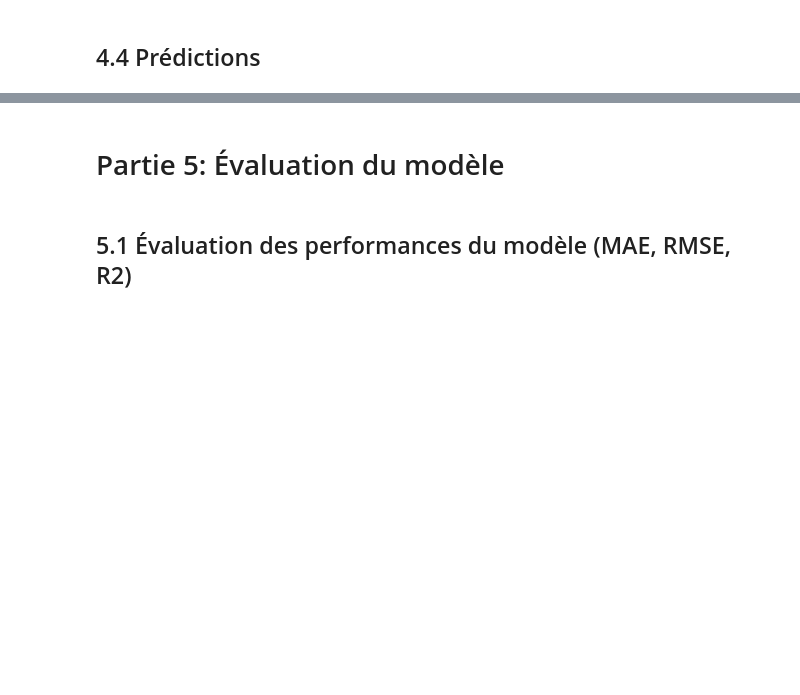
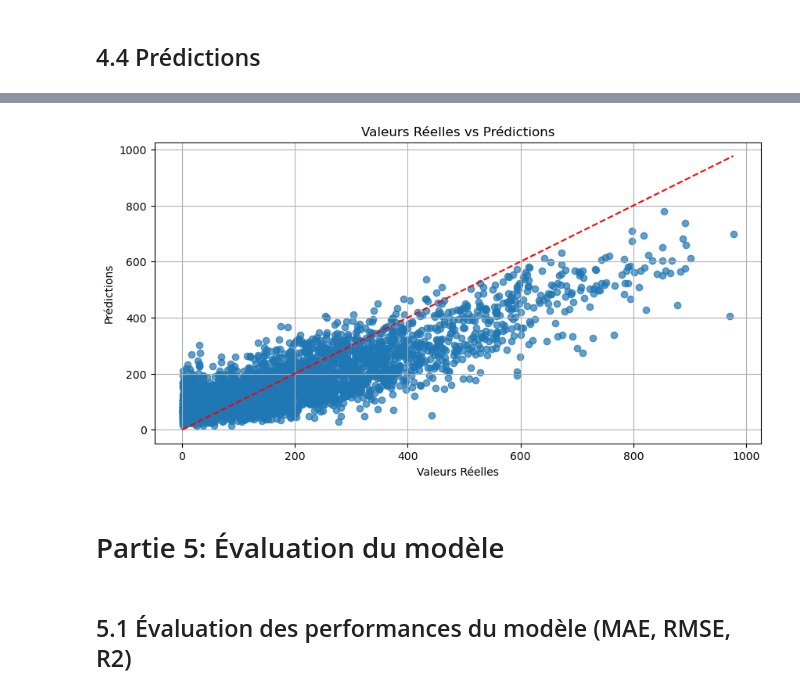
Before and after one commit to KhayriBS/ML-Project-Bike-Sharing-Model, a Jupyter notebook: Bike_Sharing_Analysis.ipynb, the cells around one changed output, grey strips where cells are left out. Saved outputs shown, nothing was run; the diff lists cells and outputs as text; code cells hidden in the pictures; blank space fills up the shorter version.

```diff
--- a/Bike_Sharing_Analysis.ipynb
+++ b/Bike_Sharing_Analysis.ipynb
@@ -357,3 +586,17 @@ y_pred = modele.predict(X_test)
+# %%
+import matplotlib.pyplot as plt
+
+# Comparer les valeurs réelles et prédites
+plt.figure(figsize=(10, 5))
+plt.scatter(y_test, y_pred, alpha=0.7)
+plt.title('Valeurs Réelles vs Prédictions')
+plt.xlabel('Valeurs Réelles')
+plt.ylabel('Prédictions')
+plt.plot([0, max(y_test)], [0, max(y_test)], color='red', linestyle='--')  # ligne y=x
+plt.grid()
+plt.show()
+# %% [output]
+[figure, added]
 # %% [markdown]
 # Partie 5: Évaluation du modèle
 # %% [markdown]
```
Also changed, not shown: parts of 19 cells of this notebook, 4 other files.
